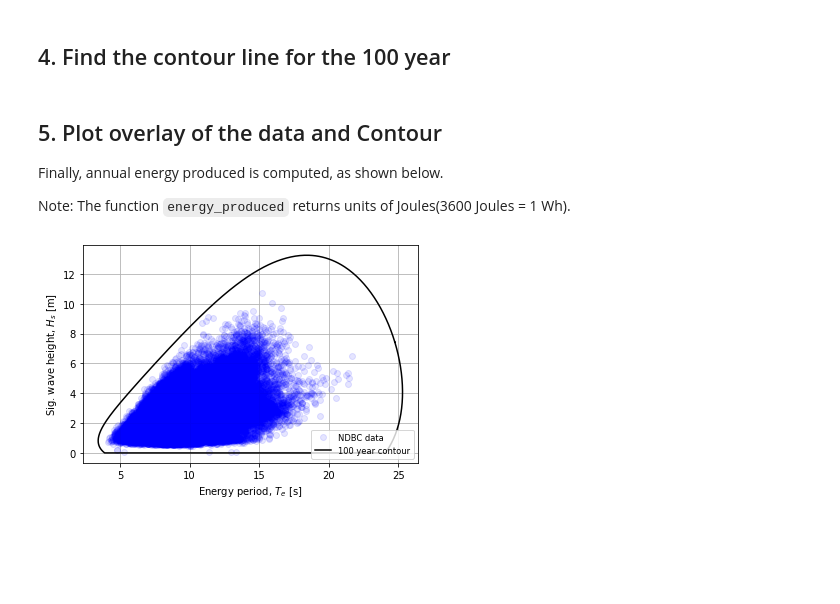
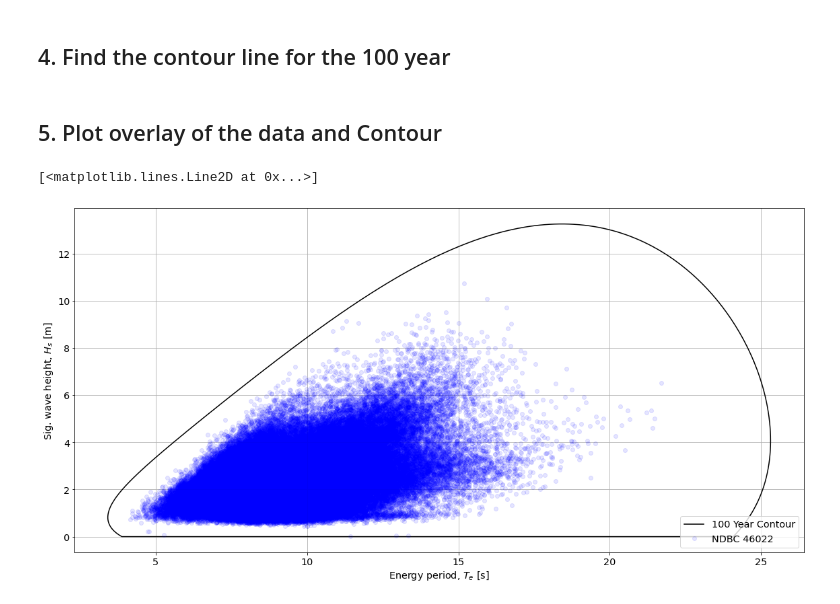
Before and after one commit to MHKiT-Software/MHKiT-Python, a Jupyter notebook: examples/environmental_contours.ipynb, the cells around one changed output. Saved outputs shown, nothing was run; the diff lists cells and outputs as text; code cells hidden in the pictures; blank space fills up the shorter version.

Commit message:
Update to work with new plotting function

```diff
--- a/examples/environmental_contours.ipynb
+++ b/examples/environmental_contours.ipynb
@@ -92,4 +105,13 @@ df_raw=Hs.copy(deep=True)
 # Remove Outliers
 df = df_raw[df_raw['Hm0'] < 20]
 
-PCA  = resource.principal_component_analysis(df.Hm0.values, df.Te.values)
+Hm0 = df.Hm0.values
+Te = df.Te.values
+
+# Sea state duration (hrs)
+# TODO: Get this from dime Delta
+df.index[:25]
+#(df.index[2]-df.index[1])
+# Return periods (yrs) of interest
+#time_R = 100
+#Hs_Return, T_Return = resource.environmental_contour(Hm0, Te, time_SS, time_R)
@@ -99,27 +136,15 @@ PCA  = resource.principal_component_analysis(df.Hm0.values, df.Te.values)
 # Declare required parameters
 time_SS = 1.  # Sea state duration (hrs)
 time_R = 100  # Return periods (yrs) of interest
-Hs_Return, T_Return = resource.environmental_contour(time_SS, time_R, PCA , nb_steps=1000)
+Hm0_contour, T_contour = resource.environmental_contour(time_SS, time_R, PCA , nb_steps=1000)
 # %% [markdown]
 ## 5. Plot overlay of the data and Contour
-Finally, annual energy produced is computed, as shown below.
-
-Note: The function `energy_produced` returns units of Joules(3600 Joules = 1 Wh).
-# %%
-# """
-# Display a plot of the 100-year return contour, full sea state samples
-# and contour samples
-# """
-
-plt.figure()
-
-plt.plot(df.Te, df.Hm0, 'bo', alpha=0.1, label='NDBC data')
-plt.plot(T_Return, Hs_Return, 'k-', label='100 year contour')
-
-plt.legend(loc='lower right', fontsize='small')
-plt.grid(True)
-plt.xlabel('Energy period, $T_e$ [s]')
-plt.ylabel('Sig. wave height, $H_s$ [m]')
-plt.show()
-# %% [output]
-[figure, removed]
+# %%
+graphics.plot_environmental_contour(df.Hm0.values, df.Te.values,
+                                    Hm0_contour, T_contour,
+                                    data_label='NDBC 46022',
+                                    contour_label='100 Year Contour',
+                                    ax=None)
+# %% [output]
+[<matplotlib.lines.Line2D at 0x...>]
+[figure, added]
```
Also changed, not shown: parts of 4 cells of this notebook.
